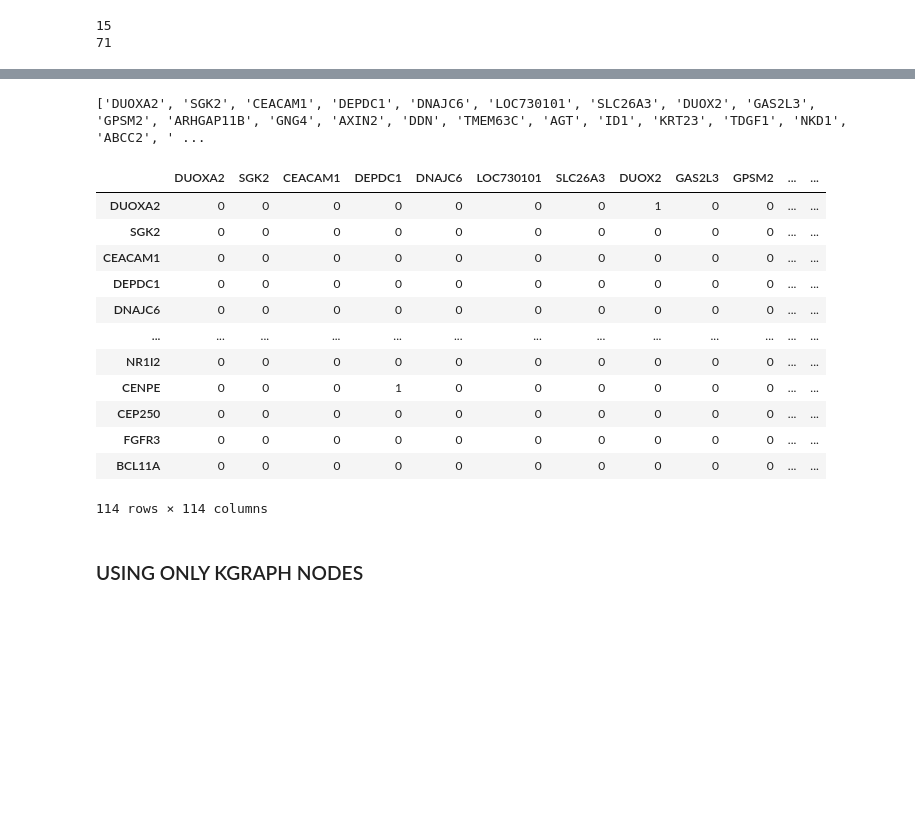
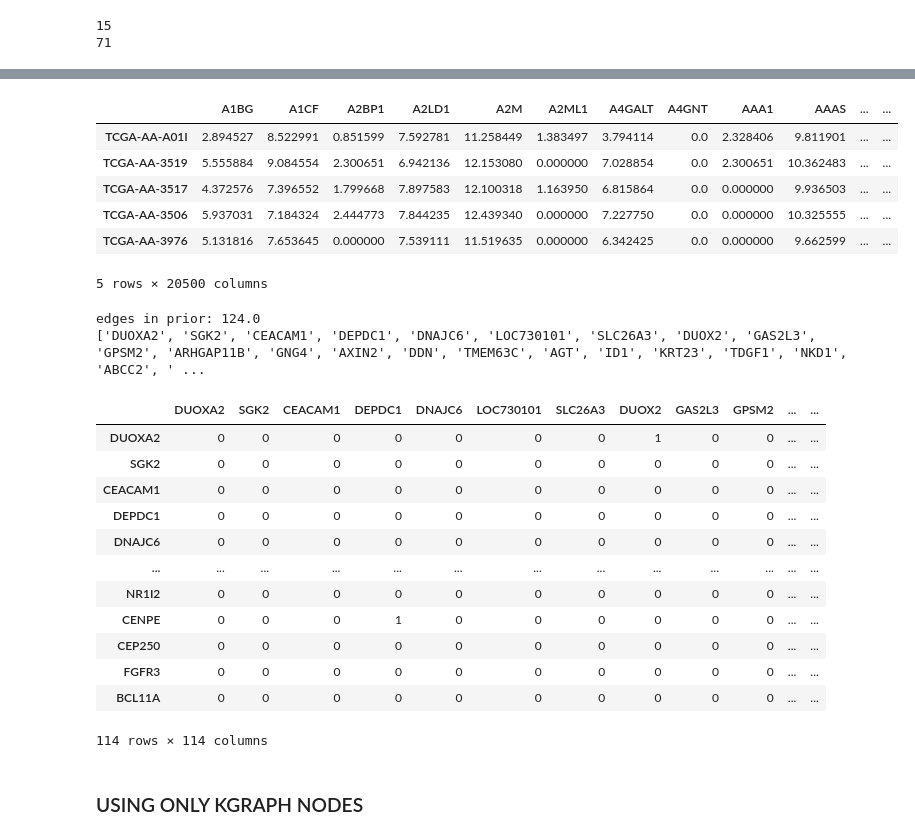
Before and after one commit to lendobo/enclad, a Jupyter notebook: phase_1_code/Networks/prior_constructor.ipynb, the cells around one changed output, grey strips where cells are left out. Drawn from its saved outputs; the diff is of its cells as text; code cells hidden in the pictures; blank space fills up the shorter version.

Commit message:
old_piGGM.py now calculates omics data from balanced feature selection, with real prior

```diff
--- a/phase_1_code/Networks/prior_constructor.ipynb
+++ b/phase_1_code/Networks/prior_constructor.ipynb
@@ -139,3 +137,22 @@ Number of KG genes: 59
+# %%
+# USING BALANCED GENES to index cms2 data
+
+cms2_data_file = '/home/celeroid/Documents/CLS_MSc/Thesis/EcoCancer/hNITR/phase_1_code/data/Synapse/TCGA/RNA_CMS_groups/TCGACRC_expression_CMS2.csv'
+cms2_data = pd.read_csv(cms2_data_file, index_col=0)
+
+# use top_balaced genes to index the dataframe
+cms2_balanced_data = cms2_data.loc[top_balanced_genes]
+#transpose the dataframe
+cms2_balanced_data = cms2_data.transpose()
+cms2_balanced_data.head()
+# %% [output]
+|  | A1BG | A1CF | A2BP1 | A2LD1 | A2M | A2ML1 | A4GALT | A4GNT | AAA1 | AAAS | ... | ... |
+| TCGA-AA-A01I | 2.894527 | 8.522991 | 0.851599 | 7.592781 | 11.258449 | 1.383497 | 3.794114 | 0.0 | 2.328406 | 9.811901 | ... | ... |
+| TCGA-AA-3519 | 5.555884 | 9.084554 | 2.300651 | 6.942136 | 12.153080 | 0.000000 | 7.028854 | 0.0 | 2.300651 | 10.362483 | ... | ... |
+| TCGA-AA-3517 | 4.372576 | 7.396552 | 1.799668 | 7.897583 | 12.100318 | 1.163950 | 6.815864 | 0.0 | 0.000000 | 9.936503 | ... | ... |
+| TCGA-AA-3506 | 5.937031 | 7.184324 | 2.444773 | 7.844235 | 12.439340 | 0.000000 | 7.227750 | 0.0 | 0.000000 | 10.325555 | ... | ... |
+| TCGA-AA-3976 | 5.131816 | 7.653645 | 0.000000 | 7.539111 | 11.519635 | 0.000000 | 6.342425 | 0.0 | 0.000000 | 9.662599 | ... | ... |
+5 rows × 20500 columns
 # %%
 RNA_CMS2_edges_df = pd.read_csv('/home/celeroid/Documents/CLS_MSc/Thesis/EcoCancer/hNITR/Cytoscape_FIViz/RNA_FI/CMS2_prior_from500.csv')
 
@@ -158,11 +175,17 @@ def construct_adj(edges_df, nodes):
 # Construct the adjacency matrix
 adjacency_matrix = construct_adj(RNA_CMS2_edges_df, top_balanced_genes)
 
-adjacency_matrix.sum().sum() / 2
+# write cms2_balanced_data to file
+cms2_balanced_data.to_csv('/home/celeroid/Documents/CLS_MSc/Thesis/EcoCancer/hNITR/phase_1_code/data/processed_data/CMS2_balanced_data.csv')
 
+# write adjacency_matrix to file
+adjacency_matrix.to_csv('/home/celeroid/Documents/CLS_MSc/Thesis/EcoCancer/hNITR/phase_1_code/data/processed_data/CMS2_balanced_adjacency_matrix.csv')
+
+print(f'edges in prior: {adjacency_matrix.sum().sum() / 2}')
 print(top_balanced_genes)
 adjacency_matrix
 # %% [output]
+edges in prior: 124.0
 ['DUOXA2', 'SGK2', 'CEACAM1', 'DEPDC1', 'DNAJC6', 'LOC730101', 'SLC26A3', 'DUOX2', 'GAS2L3', 'GPSM2', 'ARHGAP11B', 'GNG4', 'AXIN2', 'DDN', 'TMEM63C', 'AGT', 'ID1', 'KRT23', 'TDGF1', 'NKD1', 'ABCC2', ' ...
 |  | DUOXA2 | SGK2 | CEACAM1 | DEPDC1 | DNAJC6 | LOC730101 | SLC26A3 | DUOX2 | GAS2L3 | GPSM2 | ... | ... |
 | DUOXA2 | 0 | 0 | 0 | 0 | 0 | 0 | 0 | 1 | 0 | 0 | ... | ... |
```
Also changed, not shown: parts of 1 cell of this notebook, 1 other file.
